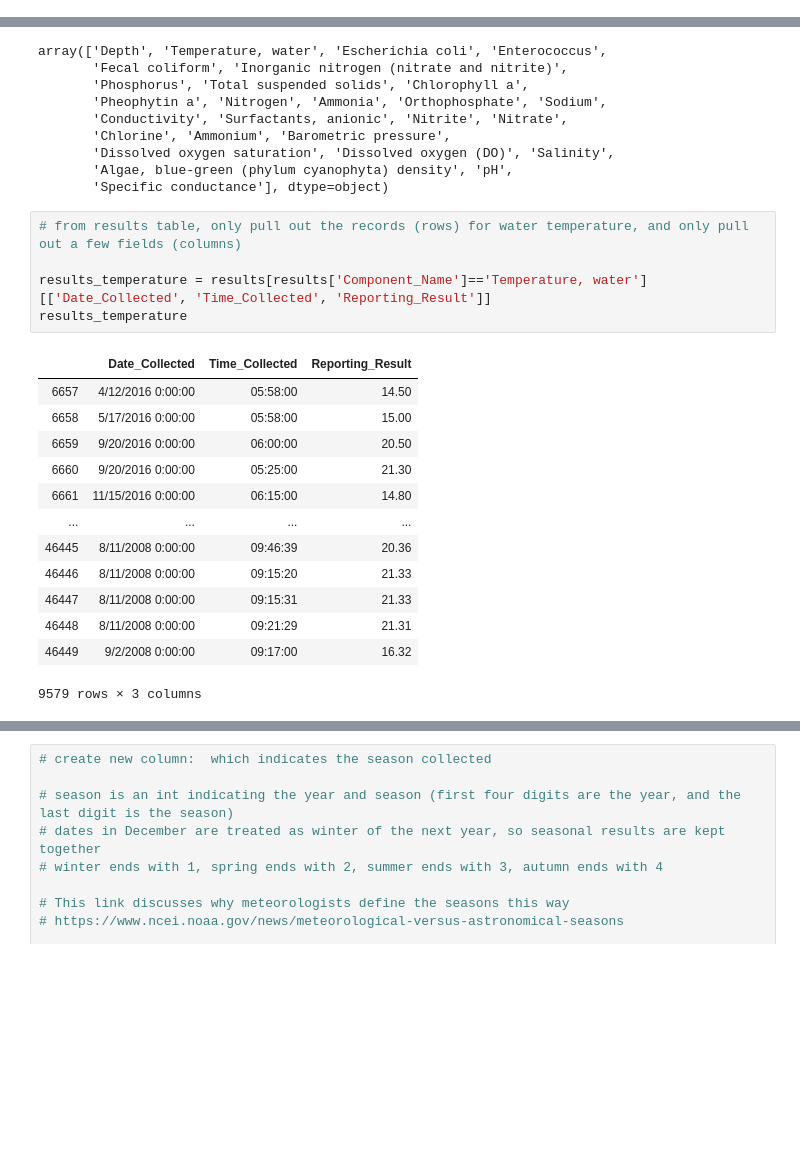
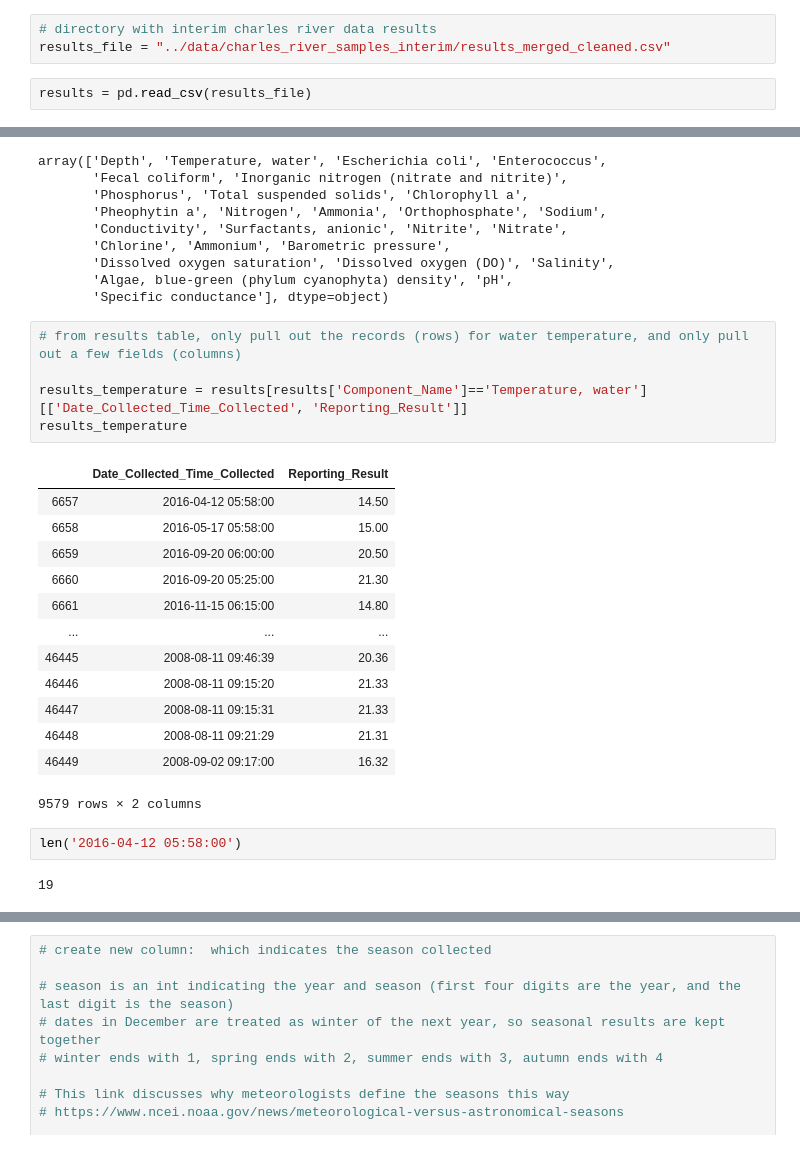
Before and after one commit to codeforboston/safe-water, a Jupyter notebook: projects/crwa/notebooks/lstaples-eda.ipynb, the cells around one changed output, grey strips where cells are left out. Cells and saved outputs as stored; diff of their text form; blank space fills up the shorter version.

Commit message:
Using new cleaned file

```diff
--- a/projects/crwa/notebooks/lstaples-eda.ipynb
+++ b/projects/crwa/notebooks/lstaples-eda.ipynb
@@ -167,0 +14,5 @@ results
+# %%
+# directory with interim charles river data results
+results_file = "../data/charles_river_samples_interim/results_merged_cleaned.csv"
+# %%
+results = pd.read_csv(results_file)
@@ -192,19 +80,23 @@ array(['Depth', 'Temperature, water', 'Escherichia coli', 'Enterococcus',
 # %%
 # from results table, only pull out the records (rows) for water temperature, and only pull out a few fields (columns)
 
-results_temperature = results[results['Component_Name']=='Temperature, water'][['Date_Collected', 'Time_Collected', 'Reporting_Result']]
+results_temperature = results[results['Component_Name']=='Temperature, water'][['Date_Collected_Time_Collected', 'Reporting_Result']]
 results_temperature
 # %% [output]
-|  | Date_Collected | Time_Collected | Reporting_Result |
-| 6657 | 4/12/2016 0:00:00 | 05:58:00 | 14.50 |
-| 6658 | 5/17/2016 0:00:00 | 05:58:00 | 15.00 |
-| 6659 | 9/20/2016 0:00:00 | 06:00:00 | 20.50 |
-| 6660 | 9/20/2016 0:00:00 | 05:25:00 | 21.30 |
-| 6661 | 11/15/2016 0:00:00 | 06:15:00 | 14.80 |
-| ... | ... | ... | ... |
-| 46445 | 8/11/2008 0:00:00 | 09:46:39 | 20.36 |
-| 46446 | 8/11/2008 0:00:00 | 09:15:20 | 21.33 |
-| 46447 | 8/11/2008 0:00:00 | 09:15:31 | 21.33 |
-| 46448 | 8/11/2008 0:00:00 | 09:21:29 | 21.31 |
-| 46449 | 9/2/2008 0:00:00 | 09:17:00 | 16.32 |
+|  | Date_Collected_Time_Collected | Reporting_Result |
+| 6657 | 2016-04-12 05:58:00 | 14.50 |
+| 6658 | 2016-05-17 05:58:00 | 15.00 |
+| 6659 | 2016-09-20 06:00:00 | 20.50 |
+| 6660 | 2016-09-20 05:25:00 | 21.30 |
+| 6661 | 2016-11-15 06:15:00 | 14.80 |
+| ... | ... | ... |
+| 46445 | 2008-08-11 09:46:39 | 20.36 |
+| 46446 | 2008-08-11 09:15:20 | 21.33 |
+| 46447 | 2008-08-11 09:15:31 | 21.33 |
+| 46448 | 2008-08-11 09:21:29 | 21.31 |
+| 46449 | 2008-09-02 09:17:00 | 16.32 |
-9579 rows × 3 columns
+9579 rows × 2 columns
+# %%
+len('2016-04-12 05:58:00')
+# %% [output]
+19
```
Also changed, not shown: parts of 23 cells of this notebook.
